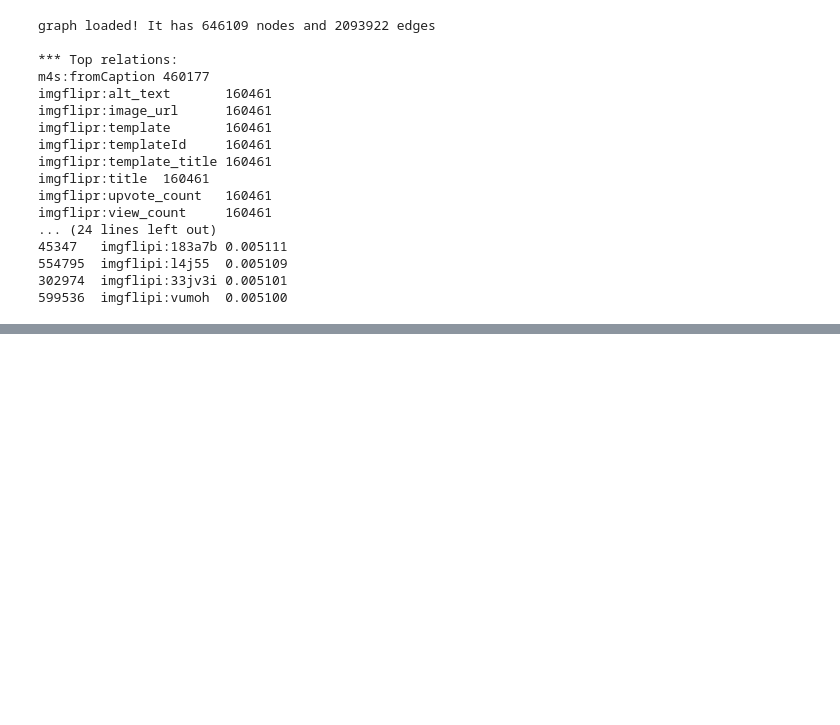
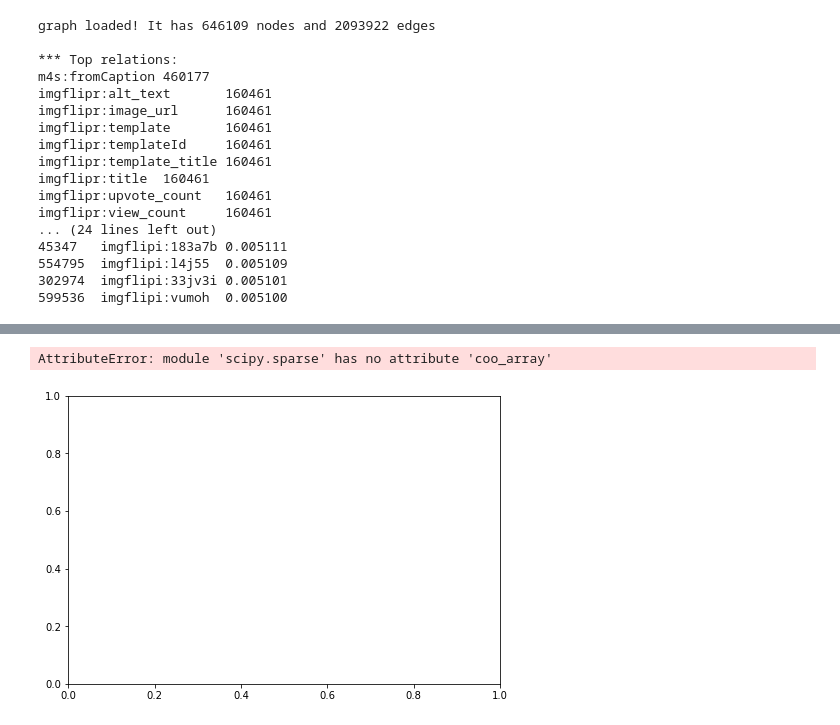
Before and after one commit to riccardotommasini/imkg, a Jupyter notebook: KGTK Analysis and Visualization.ipynb, the cells around one changed output, grey strips where cells are left out. Saved outputs shown, nothing was run; the diff lists cells and outputs as text; code cells hidden in the pictures; blank space fills up the shorter version.

```diff
--- a/KGTK Analysis and Visualization.ipynb
+++ b/KGTK Analysis and Visualization.ipynb
@@ -536,0 +783,3 @@ imgflipr:view_count     160461
+# %%
+gfile='projects/tutorial-kypher/temp.tutorial-kypher/iflip_kym.kgtk'
+df=pandas.read_csv(gfile, sep='\t')
@@ -536,0 +802,5 @@ imgflipr:view_count     160461
+# %%
+import networkx as nx
+
+G = nx.from_pandas_edgelist(df, source='node1', target='node2',
+                            edge_attr='label')
@@ -536,0 +809,6 @@ imgflipr:view_count     160461
+# %%
+nx.draw(G, with_labels=False)
+plt.show()
+# %% [output]
+AttributeError: module 'scipy.sparse' has no attribute 'coo_array'
+[figure, added]
```
Also changed, not shown: parts of 61 cells of this notebook, 3 other files.
